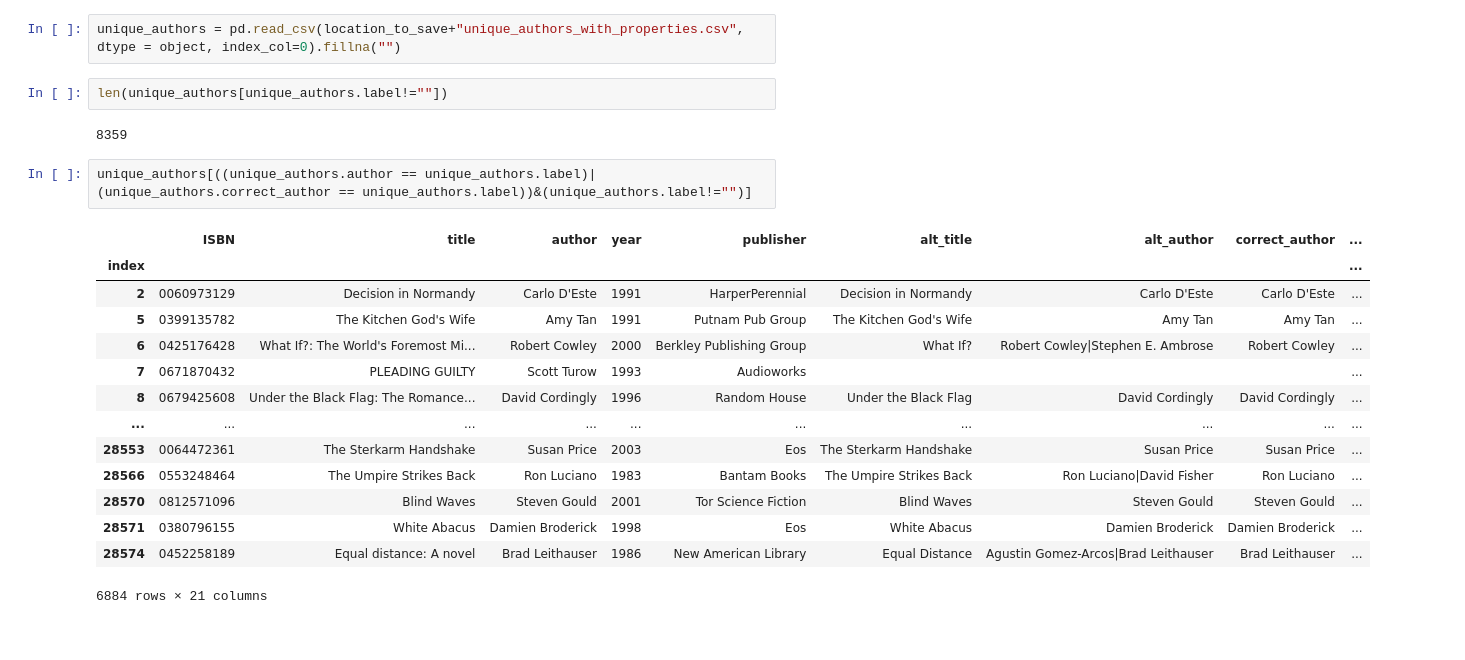
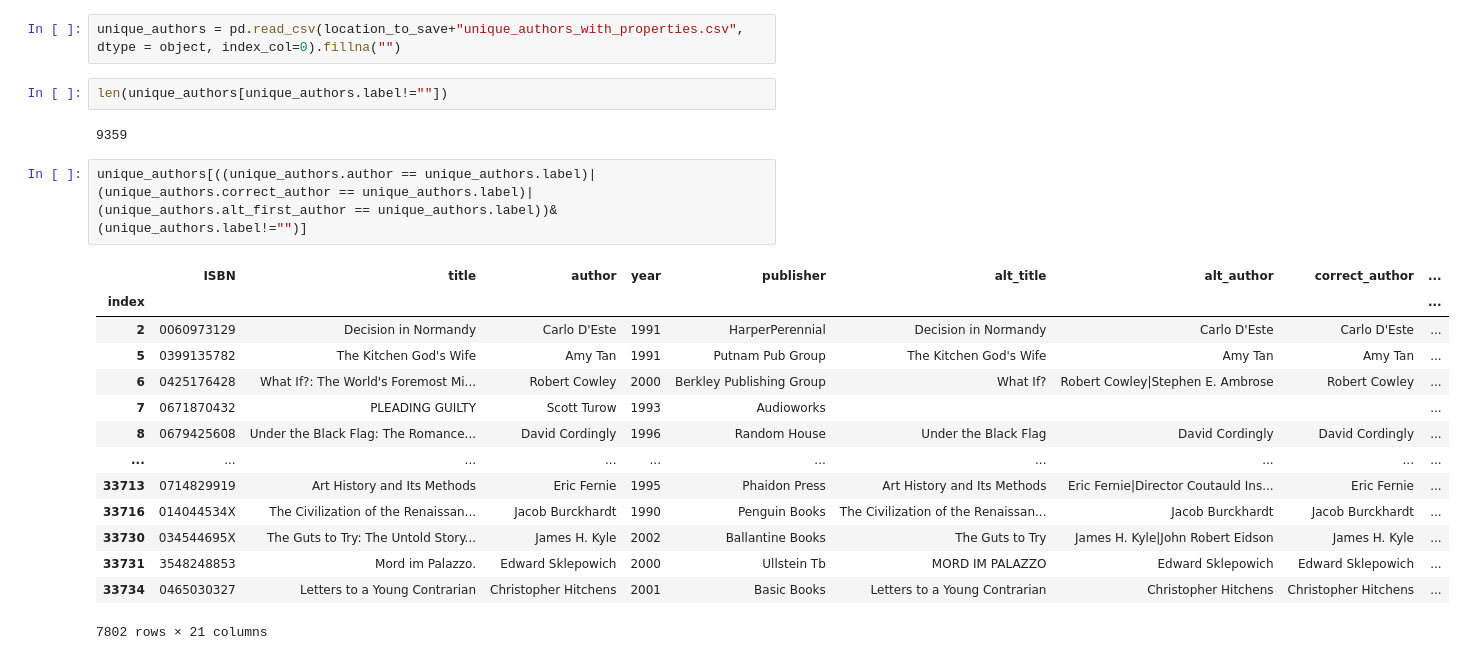
Before and after one commit to SavvinaDaniil/EnrichBookCrossing, a Jupyter notebook: test.ipynb, the cells around one changed output. Saved outputs shown, nothing was run; the diff lists cells and outputs as text.

```diff
--- a/test.ipynb
+++ b/test.ipynb
@@ -17,24 +17,24 @@ import warnings
 warnings.simplefilter(action='ignore', category=FutureWarning)
 # %%
 unique_authors = pd.read_csv(location_to_save+"unique_authors_with_properties.csv", dtype = object, index_col=0).fillna("")
-# %%
-len(unique_authors[unique_authors.label!=""])
-# %% [output]
-8359
+# %%
+len(unique_authors[unique_authors.label!=""])
+# %% [output]
+9359
 # %%
-unique_authors[((unique_authors.author == unique_authors.label)|(unique_authors.correct_author == unique_authors.label))&(unique_authors.label!="")]
+unique_authors[((unique_authors.author == unique_authors.label)|(unique_authors.correct_author == unique_authors.label)|(unique_authors.alt_first_author == unique_authors.label))&(unique_authors.label!="")]
 # %% [output]
 |  | ISBN | title | author | year | publisher | alt_title | alt_author | correct_author | ... |
 | index |  |  |  |  |  |  |  |  | ... |
 | 2 | 0060973129 | Decision in Normandy | Carlo D'Este | 1991 | HarperPerennial | Decision in Normandy | Carlo D'Este | Carlo D'Este | ... |
 | 5 | 0399135782 | The Kitchen God's Wife | Amy Tan | 1991 | Putnam Pub Group | The Kitchen God's Wife | Amy Tan | Amy Tan | ... |
 | 6 | 0425176428 | What If?: The World's Foremost Mi... | Robert Cowley | 2000 | Berkley Publishing Group | What If? | Robert Cowley|Stephen E. Ambrose | Robert Cowley | ... |
 | 7 | 0671870432 | PLEADING GUILTY | Scott Turow | 1993 | Audioworks |  |  |  | ... |
 | 8 | 0679425608 | Under the Black Flag: The Romance... | David Cordingly | 1996 | Random House | Under the Black Flag | David Cordingly | David Cordingly | ... |
 | ... | ... | ... | ... | ... | ... | ... | ... | ... | ... |
-| 28553 | 0064472361 | The Sterkarm Handshake | Susan Price | 2003 | Eos | The Sterkarm Handshake | Susan Price | Susan Price | ... |
-| 28566 | 0553248464 | The Umpire Strikes Back | Ron Luciano | 1983 | Bantam Books | The Umpire Strikes Back | Ron Luciano|David Fisher | Ron Luciano | ... |
-| 28570 | 0812571096 | Blind Waves | Steven Gould | 2001 | Tor Science Fiction | Blind Waves | Steven Gould | Steven Gould | ... |
-| 28571 | 0380796155 | White Abacus | Damien Broderick | 1998 | Eos | White Abacus | Damien Broderick | Damien Broderick | ... |
-| 28574 | 0452258189 | Equal distance: A novel | Brad Leithauser | 1986 | New American Library | Equal Distance | Agustin Gomez-Arcos|Brad Leithauser | Brad Leithauser | ... |
+| 33713 | 0714829919 | Art History and Its Methods | Eric Fernie | 1995 | Phaidon Press | Art History and Its Methods | Eric Fernie|Director Coutauld Ins... | Eric Fernie | ... |
+| 33716 | 014044534X | The Civilization of the Renaissan... | Jacob Burckhardt | 1990 | Penguin Books | The Civilization of the Renaissan... | Jacob Burckhardt | Jacob Burckhardt | ... |
+| 33730 | 034544695X | The Guts to Try: The Untold Story... | James H. Kyle | 2002 | Ballantine Books | The Guts to Try | James H. Kyle|John Robert Eidson | James H. Kyle | ... |
+| 33731 | 3548248853 | Mord im Palazzo. | Edward Sklepowich | 2000 | Ullstein Tb | MORD IM PALAZZO | Edward Sklepowich | Edward Sklepowich | ... |
+| 33734 | 0465030327 | Letters to a Young Contrarian | Christopher Hitchens | 2001 | Basic Books | Letters to a Young Contrarian | Christopher Hitchens | Christopher Hitchens | ... |
-6884 rows × 21 columns
+7802 rows × 21 columns
```
Also changed, not shown: 2 other files.
